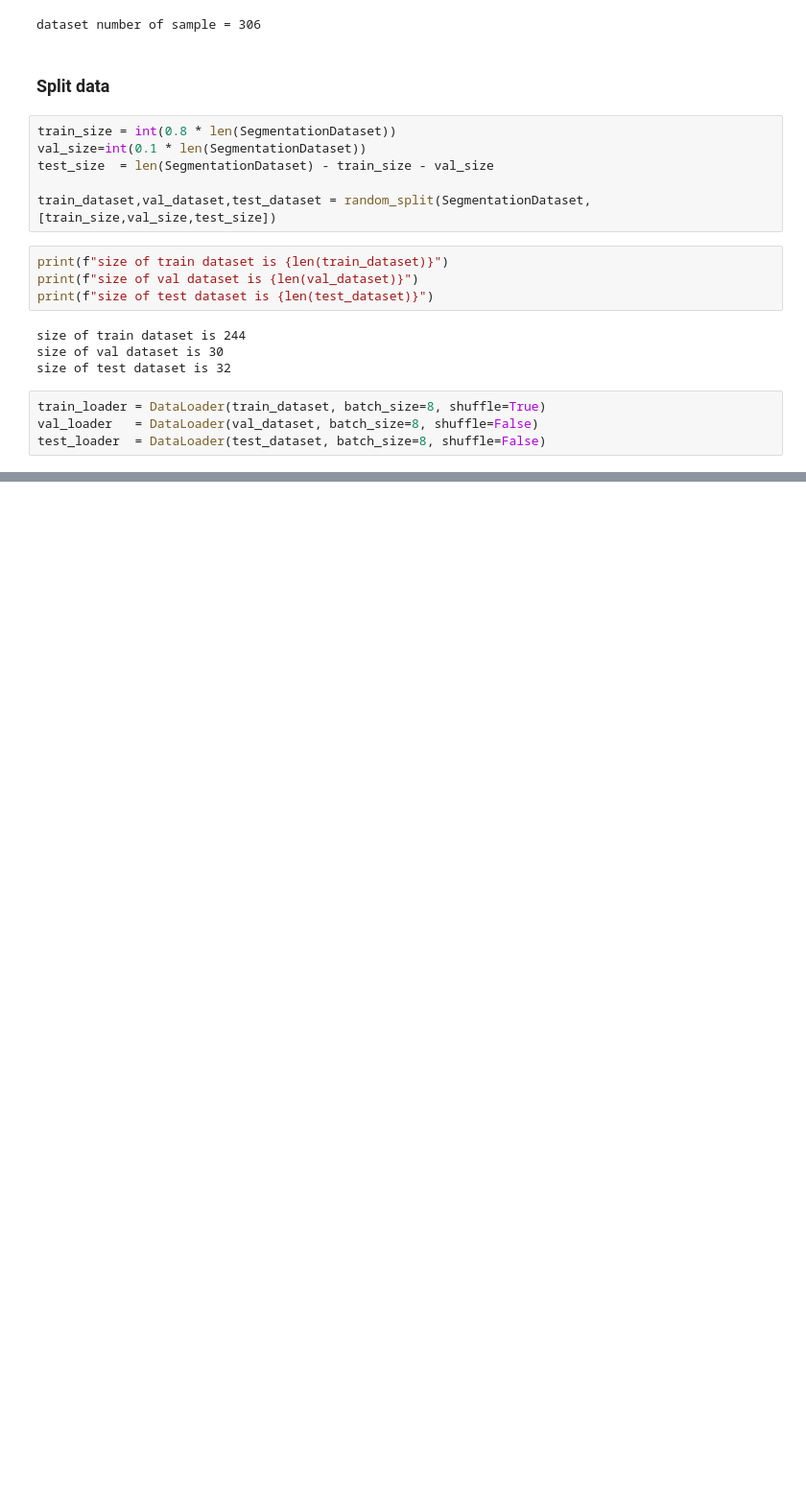
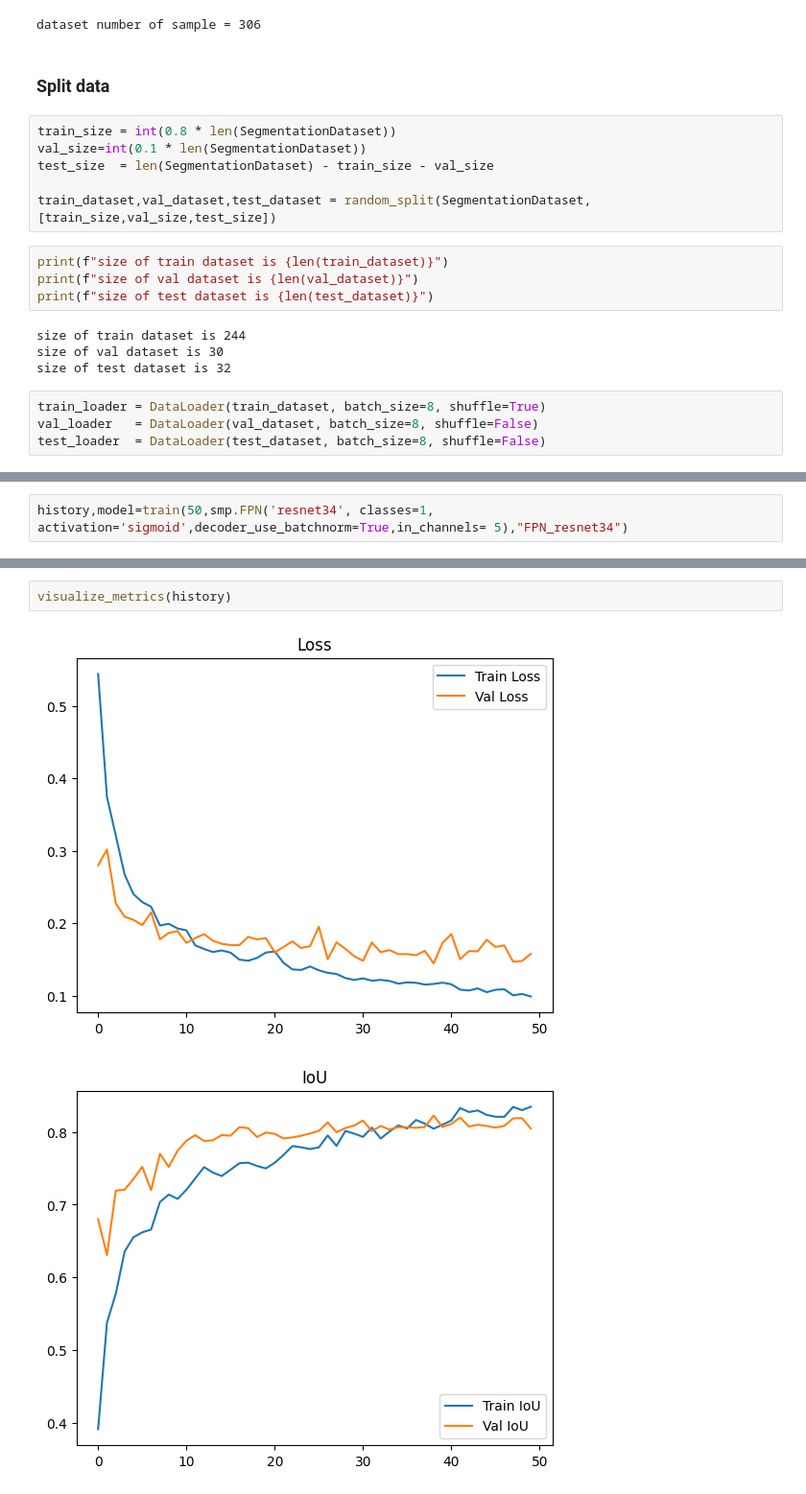
Before and after one commit to abdelrahman-7474/Water-Segmentation, a Jupyter notebook: Water_Segmentation_pytorch.ipynb, the cells around one changed output, grey strips where cells are left out. Shown: that part at 96% size. Saved outputs shown, nothing was run; the diff lists cells and outputs as text; blank space fills up the shorter version.

```diff
--- a/Water_Segmentation_pytorch.ipynb
+++ b/Water_Segmentation_pytorch.ipynb
@@ -277,0 +363,2 @@ KeyboardInterrupt:
+# %%
+history,model=train(50,smp.FPN('resnet34', classes=1, activation='sigmoid',decoder_use_batchnorm=True,in_channels= 5),"FPN_resnet34")
@@ -277,0 +383,5 @@ KeyboardInterrupt:
+# %%
+visualize_metrics(history)
+# %% [output]
+[figure, added]
+[figure, added]
```
Also changed, not shown: parts of 35 cells of this notebook.
